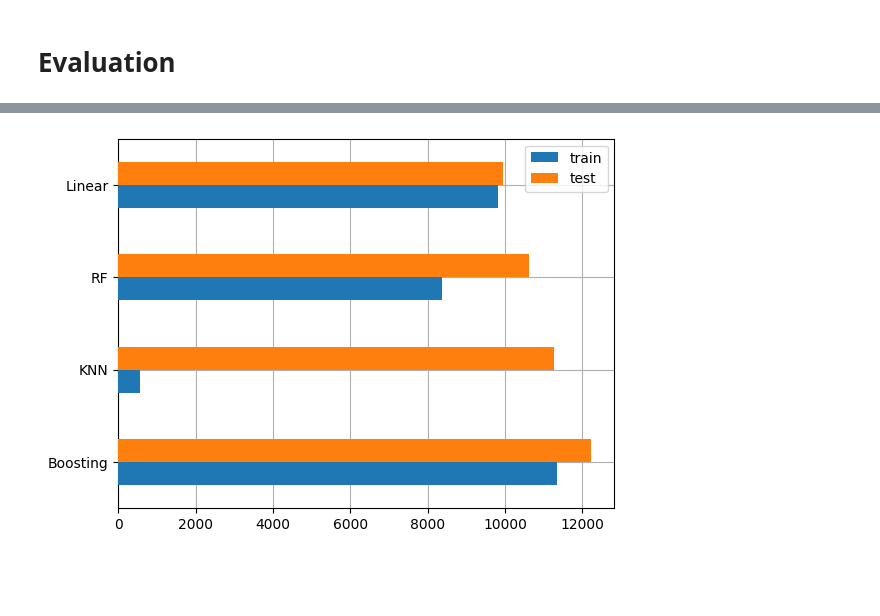
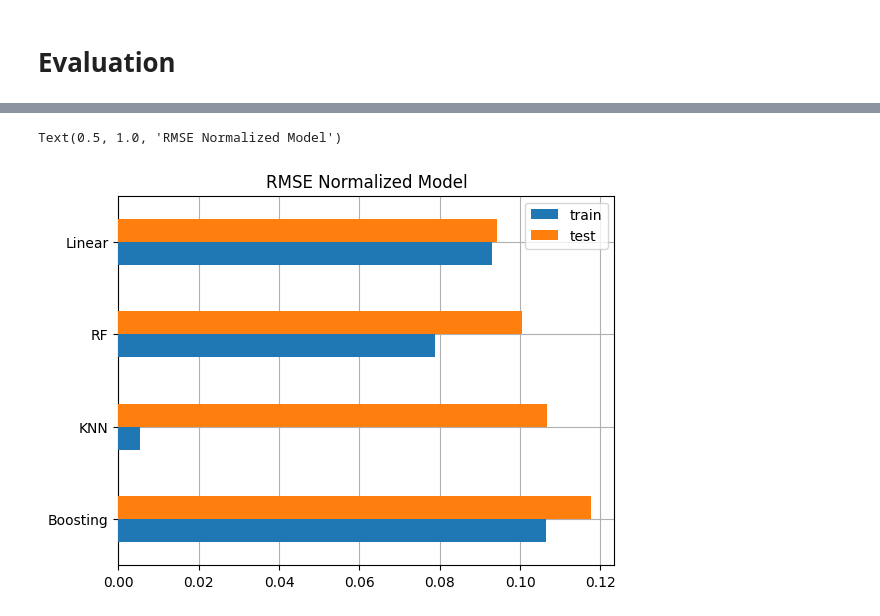
Before and after one commit to Nicholas438/Salary-Prediction, a Jupyter notebook: Salary_Prediction.ipynb, the cells around one changed output, grey strips where cells are left out. Saved outputs shown, nothing was run; the diff lists cells and outputs as text; code cells hidden in the pictures; blank space fills up the shorter version.

Commit message:
added normalized rmse

```diff
--- a/Salary_Prediction.ipynb
+++ b/Salary_Prediction.ipynb
@@ -350 +362,7 @@ mse
 | Linear | 9808.750429 | 9946.840474 |
+# %%
+def normalized_rmse(data):
+  return data/(df['Salary'].mean())
+
+mse = mse.apply(normalized_rmse)
+mse
@@ -364,6 +388,8 @@ pd.DataFrame(pred_dict)
 # %%
 fig, ax = plt.subplots()
 mse.sort_values(by='test', ascending=False).plot(kind='barh', ax=ax, zorder=3)
 ax.grid(zorder=0)
+plt.title("RMSE Normalized Model")
 # %% [output]
+Text(0.5, 1.0, 'RMSE Normalized Model')
-[figure, old version]
+[figure, new version]
```
Also changed, not shown: parts of 7 cells of this notebook.
